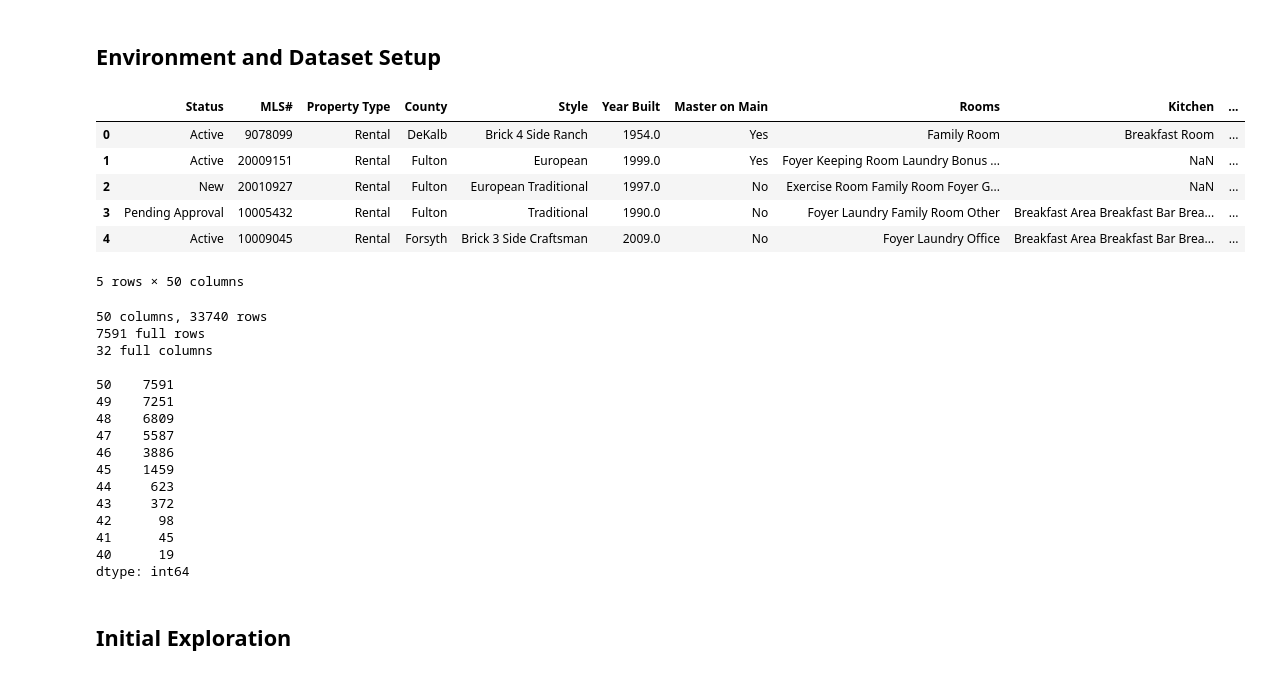
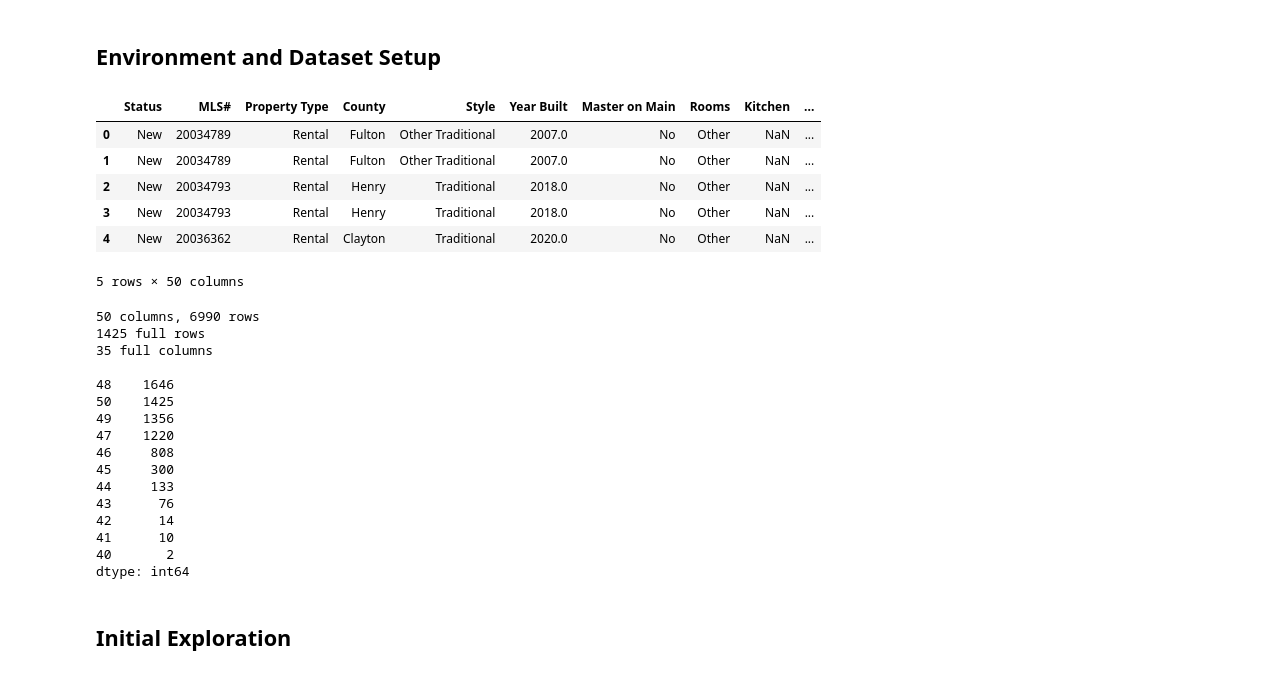
Before and after one commit to thearyanmittal/atl-home-rentals, a Jupyter notebook: analysis/exploration.ipynb, the cells around one changed output. Cells and saved outputs as stored; diff of their text form; code cells hidden in the pictures.

```diff
--- a/analysis/exploration.ipynb
+++ b/analysis/exploration.ipynb
@@ -12,13 +12,13 @@ import seaborn as sns
 sns.set_theme()
 # %%
 # import data from csv
-df = pd.read_csv('data/homes.csv')
+df = pd.read_csv('../data/homes.csv', parse_dates=['Date'])
 df.head()
 # %% [output]
 |  | Status | MLS# | Property Type | County | Style | Year Built | Master on Main | Rooms | Kitchen | ... |
-| 0 | Active | 9078099 | Rental | DeKalb | Brick 4 Side Ranch | 1954.0 | Yes | Family Room | Breakfast Room | ... |
-| 1 | Active | 20009151 | Rental | Fulton | European | 1999.0 | Yes | Foyer Keeping Room Laundry Bonus ... | NaN | ... |
-| 2 | New | 20010927 | Rental | Fulton | European Traditional | 1997.0 | No | Exercise Room Family Room Foyer G... | NaN | ... |
-| 3 | Pending Approval | 10005432 | Rental | Fulton | Traditional | 1990.0 | No | Foyer Laundry Family Room Other | Breakfast Area Breakfast Bar Brea... | ... |
-| 4 | Active | 10009045 | Rental | Forsyth | Brick 3 Side Craftsman | 2009.0 | No | Foyer Laundry Office | Breakfast Area Breakfast Bar Brea... | ... |
+| 0 | New | 20034789 | Rental | Fulton | Other Traditional | 2007.0 | No | Other | NaN | ... |
+| 1 | New | 20034789 | Rental | Fulton | Other Traditional | 2007.0 | No | Other | NaN | ... |
+| 2 | New | 20034793 | Rental | Henry | Traditional | 2018.0 | No | Other | NaN | ... |
+| 3 | New | 20034793 | Rental | Henry | Traditional | 2018.0 | No | Other | NaN | ... |
+| 4 | New | 20036362 | Rental | Clayton | Traditional | 2020.0 | No | Other | NaN | ... |
 5 rows × 50 columns
@@ -25,36 +32,36 @@ df.head()
 # %%
 # dimensionality of dataset
-print(f'{len(df.columns)} columns, {len(df)} rows')
+print(f'{len(rdf.columns)} columns, {len(rdf)} rows')
 
 # how many non-NaN datapoints in each column
-notna_cols = df.notna().sum(axis=0)
+notna_cols = rdf.notna().sum(axis=0)
 #print(notna_cols)
 
 # how many non-NaN datapoints in each row
-notna_rows = df.notna().sum(axis=1)
+notna_rows = rdf.notna().sum(axis=1)
 #print(notna_rows)
 
 # how many full rows and columns (no NaNs)?
-print(f'{notna_rows.value_counts()[50]} full rows')
-print(f'{notna_cols.value_counts()[33740]} full columns')
+print(f'{notna_rows.value_counts()[len(rdf.columns)]} full rows')
+print(f'{notna_cols.value_counts()[len(rdf)]} full columns')
 print()
 print(notna_rows.value_counts()) #outputs in format (num values | num rows)
 # %% [output]
-50 columns, 33740 rows
-7591 full rows
-32 full columns
+50 columns, 6990 rows
+1425 full rows
+35 full columns
 
-50    7591
-49    7251
-48    6809
-47    5587
-46    3886
-45    1459
-44     623
-43     372
-42      98
-41      45
-40      19
+48    1646
+50    1425
+49    1356
+47    1220
+46     808
+45     300
+44     133
+43      76
+42      14
+41      10
+40       2
 dtype: int64
 # %% [markdown]
 ## Initial Exploration
```
Also changed, not shown: parts of 17 cells of this notebook, 20 other files.
